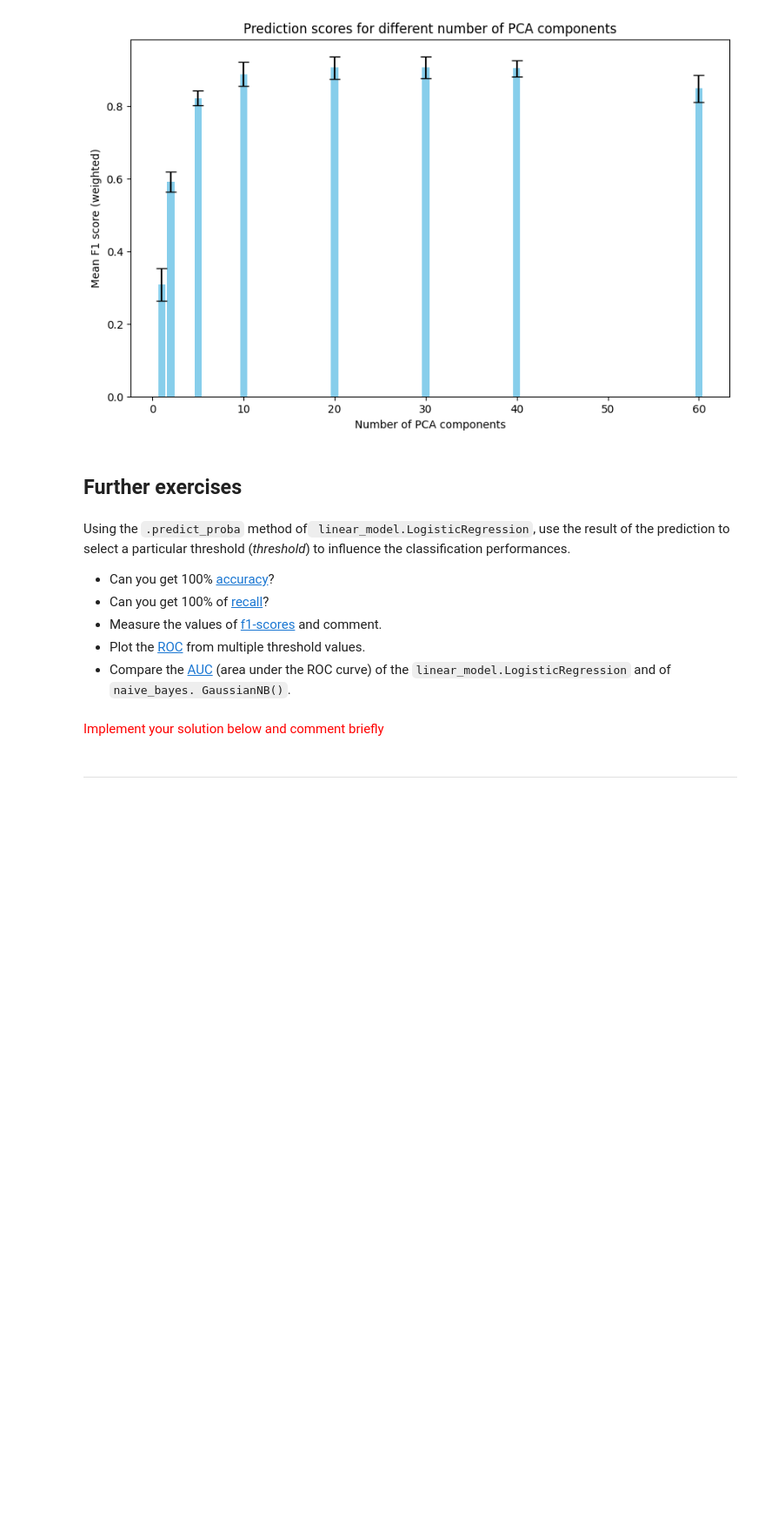
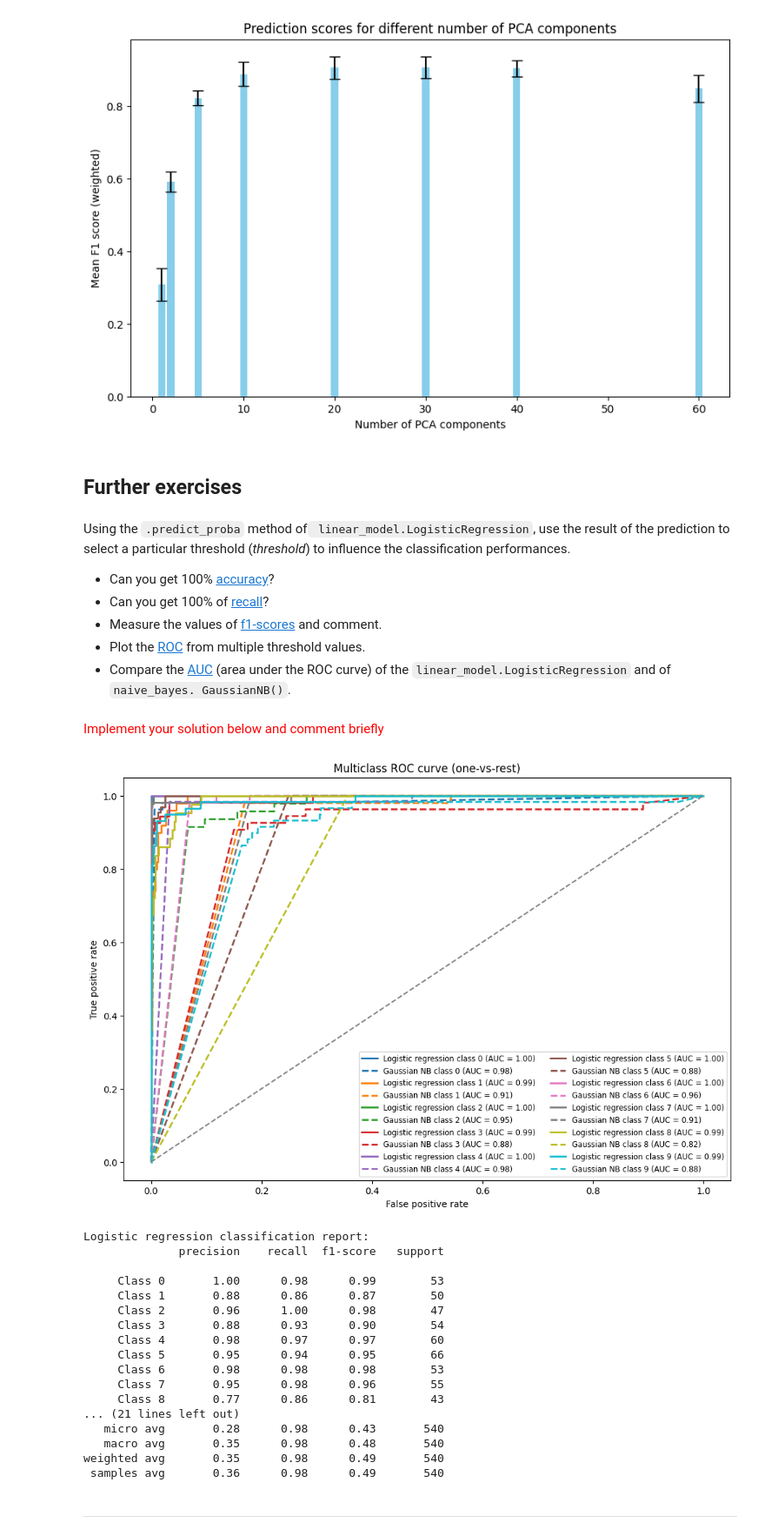
Before and after one commit to petkokp/m1-hands-on-machine-learning, a Jupyter notebook: TP 2 - Scikit-Learn - Evaluation.ipynb, the cells around one changed output. Shown at 87% size. Saved outputs shown, nothing was run; the diff lists cells and outputs as text; code cells hidden in the pictures; blank space fills up the shorter version.

Commit message:
roc curve

```diff
--- a/TP 2 - Scikit-Learn - Evaluation.ipynb
+++ b/TP 2 - Scikit-Learn - Evaluation.ipynb
@@ -429,5 +429,79 @@ Using the `.predict_proba` method of` linear_model.LogisticRegression`, use the
 *   Compare the [AUC](https://scikit-learn.org/stable/modules/generated/sklearn.metrics.auc.html) (area under the ROC curve) of the `linear_model.LogisticRegression` and of `naive_bayes. GaussianNB()`.
 # %% [markdown]
 <span style="color:red">Implement your solution below and comment briefly</span>
+# %%
+from sklearn import metrics
+from sklearn.preprocessing import label_binarize
+from sklearn.multiclass import OneVsRestClassifier
+from sklearn.linear_model import LogisticRegression
+from sklearn.naive_bayes import GaussianNB
+import numpy as np
+import matplotlib.pyplot as plt
+
+n_classes = len(np.unique(digits.target))
+
+y_test_binarized = label_binarize(y_test, classes=range(n_classes))
+y_train_binarized = label_binarize(y_train, classes=range(n_classes))
+
+log_reg = OneVsRestClassifier(LogisticRegression(max_iter=1000))
+nb_clf = OneVsRestClassifier(GaussianNB())
+
+log_reg.fit(X_train, y_train_binarized)
+nb_clf.fit(X_train, y_train_binarized)
+
+y_proba_log_reg = log_reg.predict_proba(X_test)
+y_proba_nb = nb_clf.predict_proba(X_test)
+
+fpr_log_reg, tpr_log_reg, roc_auc_log_reg = {}, {}, {}
+fpr_nb, tpr_nb, roc_auc_nb = {}, {}, {}
+
+for i in range(n_classes):
+    fpr_log_reg[i], tpr_log_reg[i], _ = metrics.roc_curve(y_test_binarized[:, i], y_proba_log_reg[:, i])
+    roc_auc_log_reg[i] = metrics.auc(fpr_log_reg[i], tpr_log_reg[i])
+
+    fpr_nb[i], tpr_nb[i], _ = metrics.roc_curve(y_test_binarized[:, i], y_proba_nb[:, i])
+    roc_auc_nb[i] = metrics.auc(fpr_nb[i], tpr_nb[i])
+
+plt.figure(figsize=(12, 8))
+colors = plt.cm.tab10.colors
+for i in range(n_classes):
+    plt.plot(fpr_log_reg[i], tpr_log_reg[i], color=colors[i], lw=2,
+             label=f"Logistic regression class {i} (AUC = {roc_auc_log_reg[i]:.2f})")
+    plt.plot(fpr_nb[i], tpr_nb[i], color=colors[i], linestyle="--", lw=2,
+             label=f"Gaussian NB class {i} (AUC = {roc_auc_nb[i]:.2f})")
+
+plt.plot([0, 1], [0, 1], color="grey", linestyle="--")
+plt.xlabel("False positive rate")
+plt.ylabel("True positive rate")
+plt.title("Multiclass ROC curve (one-vs-rest)")
+plt.legend(loc="lower right", ncol=2, fontsize='small')
+plt.show()
+
+y_pred_log_reg = log_reg.predict(X_test)
+print("Logistic regression classification report:")
+print(metrics.classification_report(y_test_binarized, y_pred_log_reg, target_names=[f"Class {i}" for i in range(n_classes)]))
+
+y_pred_nb = nb_clf.predict(X_test)
+print("Gaussian naive bayes classification report:")
+print(metrics.classification_report(y_test_binarized, y_pred_nb, target_names=[f"Class {i}" for i in range(n_classes)]))
+# %% [output]
+[figure, added]
+Logistic regression classification report:
+              precision    recall  f1-score   support
+
+     Class 0       1.00      0.98      0.99        53
+     Class 1       0.88      0.86      0.87        50
+     Class 2       0.96      1.00      0.98        47
+     Class 3       0.88      0.93      0.90        54
+     Class 4       0.98      0.97      0.97        60
+     Class 5       0.95      0.94      0.95        66
+     Class 6       0.98      0.98      0.98        53
+     Class 7       0.95      0.98      0.96        55
+     Class 8       0.77      0.86      0.81        43
+... (21 lines left out)
+   micro avg       0.28      0.98      0.43       540
+   macro avg       0.35      0.98      0.48       540
+weighted avg       0.35      0.98      0.49       540
+ samples avg       0.36      0.98      0.49       540
 # %% [markdown]
 ---
```
